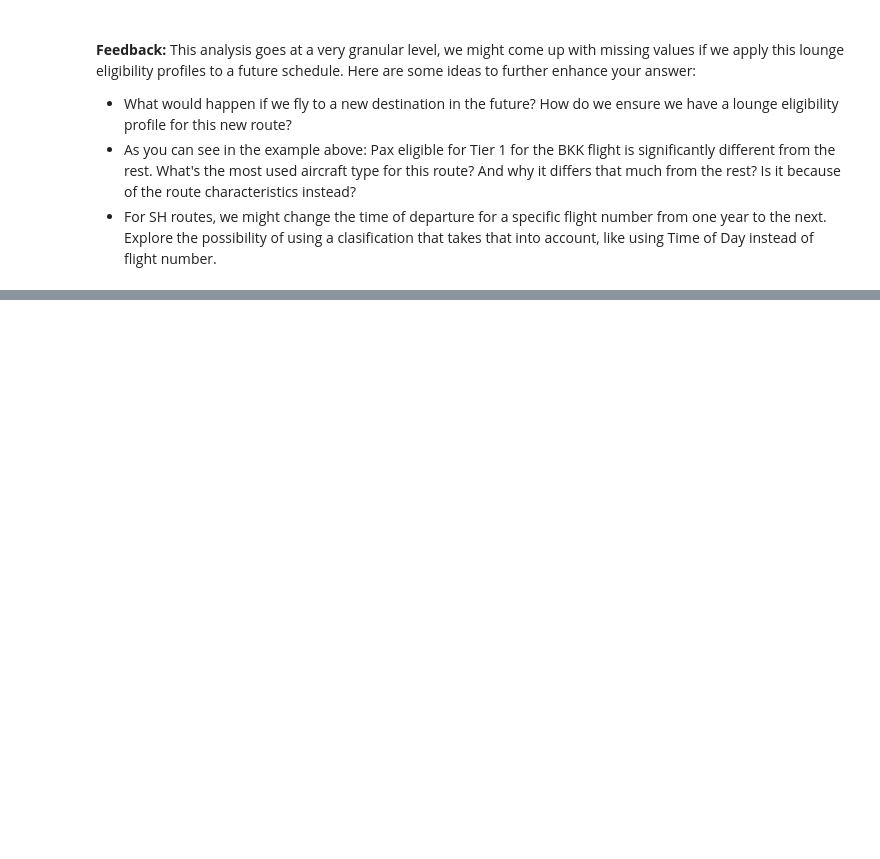
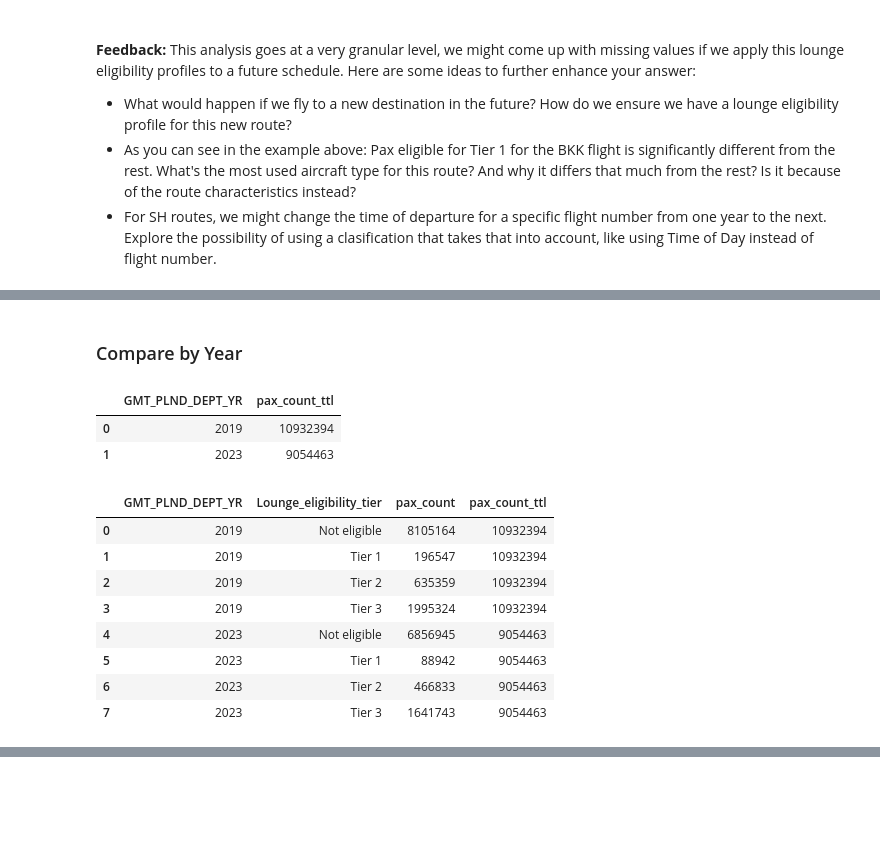
Before and after one commit to IanMaHKG-BA/Hackathon_Team_1, a Jupyter notebook: lounges_gold_standard_Ian.ipynb, the cells around one changed output, grey strips where cells are left out. Drawn from its saved outputs; the diff is of its cells as text; code cells hidden in the pictures; blank space fills up the shorter version.

```diff
--- a/lounges_gold_standard_Ian.ipynb
+++ b/lounges_gold_standard_Ian.ipynb
@@ -794,0 +838,11 @@ df_groupby_flt_no.head(4)
+# %%
+# columns that you want to group by
+list_groupby = ['GMT_PLND_DEPT_YR','Lounge_eligibility_tier']
+
+# grouping by OPERATING_FLT_NO, DISCHARGE_STN_CD and Lounge_eligibility_tier
+df_groupby_year = df_lounge_elig_flight_info_country_acft_typ.groupby(list_groupby).agg(
+                pax_count = ('pax','sum')
+).reset_index()
+
+# a look at the data
+df_groupby_year
@@ -794,0 +859,35 @@ df_groupby_flt_no.head(4)
+# %% [markdown]
+### Compare by Year
+# %%
+# columns that you want to group by
+list_groupby = ['GMT_PLND_DEPT_YR']
+
+# grouping by OPERATING_FLT_NO, DISCHARGE_STN_CD and Lounge_eligibility_tier
+df_groupby_year_ttl = df_lounge_elig_flight_info_country_acft_typ.groupby(list_groupby).agg(
+                pax_count_ttl = ('pax','sum')
+).reset_index()
+
+# a look at the data
+df_groupby_year_ttl
+# %% [output]
+|  | GMT_PLND_DEPT_YR | pax_count_ttl |
+| 0 | 2019 | 10932394 |
+| 1 | 2023 | 9054463 |
+# %%
+df_groupby_year = pd.merge(df_groupby_year,
+                            df_groupby_year_ttl,
+                            on = ['GMT_PLND_DEPT_YR'],
+                            how = 'left'
+                           )
+
+df_groupby_year
+# %% [output]
+|  | GMT_PLND_DEPT_YR | Lounge_eligibility_tier | pax_count | pax_count_ttl |
+| 0 | 2019 | Not eligible | 8105164 | 10932394 |
+| 1 | 2019 | Tier 1 | 196547 | 10932394 |
+| 2 | 2019 | Tier 2 | 635359 | 10932394 |
+| 3 | 2019 | Tier 3 | 1995324 | 10932394 |
+| 4 | 2023 | Not eligible | 6856945 | 9054463 |
+| 5 | 2023 | Tier 1 | 88942 | 9054463 |
+| 6 | 2023 | Tier 2 | 466833 | 9054463 |
+| 7 | 2023 | Tier 3 | 1641743 | 9054463 |
```
Also changed, not shown: parts of 11 cells of this notebook.
